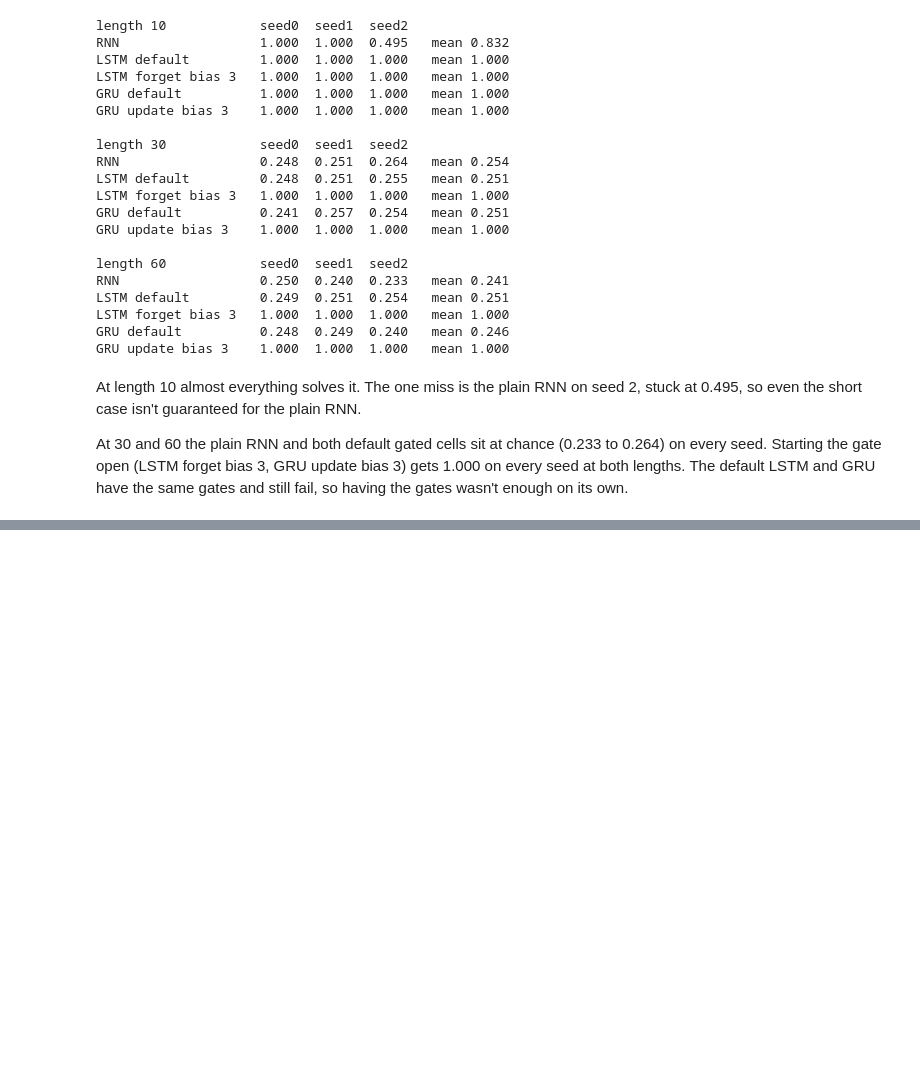
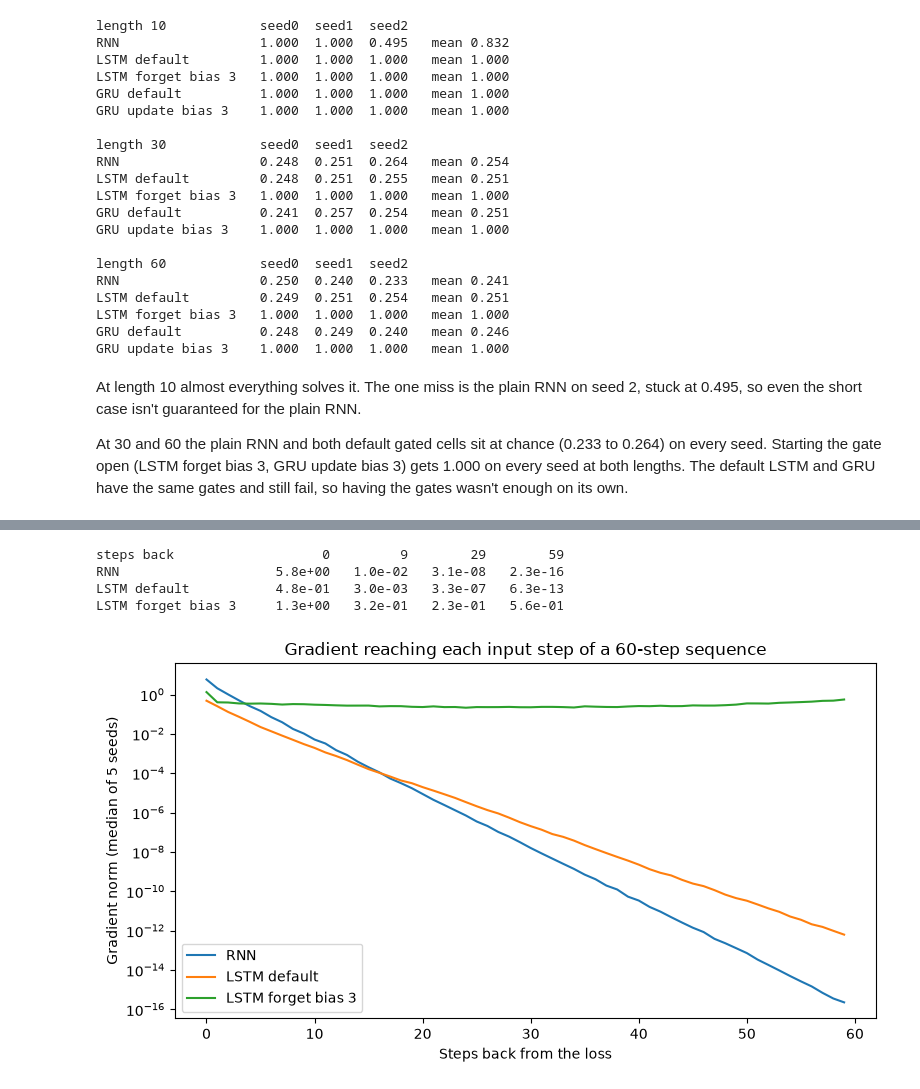
Before and after one commit to RjSalmonEng/AIGC-DeepLearning, a Jupyter notebook: Lab-4/Lab4.ipynb, the cells around one changed output, grey strips where cells are left out. Cells and saved outputs as stored; diff of their text form; code cells hidden in the pictures; blank space fills up the shorter version.

Commit message:
Lab-4: Measured how fast the gradient vanishes over 60 steps for the RNN and both LSTMs
Co-Authored-By: Claude Opus 5.5 <noreply@anthropic.com>

```diff
--- a/Lab-4/Lab4.ipynb
+++ b/Lab-4/Lab4.ipynb
@@ -107,0 +112,44 @@ At 30 and 60 the plain RNN and both default gated cells sit at chance (0.233 to
+# %%
+def grad_through_time(kind, forget_bias=None, seq_len=60, seeds=range(5)):
+    norms = []
+    for seed in seeds:
+        torch.manual_seed(seed)
+        rnn = {"rnn": nn.RNN, "lstm": nn.LSTM}[kind](8, 32, batch_first=True)
+        if forget_bias is not None:
+            with torch.no_grad():
+                rnn.bias_ih_l0[32:64].fill_(forget_bias / 2)
+                rnn.bias_hh_l0[32:64].fill_(forget_bias / 2)
+        x = torch.randn(16, seq_len, 8, requires_grad=True)
+        out, _ = rnn(x)
+        out[:, -1].pow(2).sum().backward()
+        norms.append(x.grad.norm(dim=(0, 2)))
+    # flip so index 0 is the last step (0 steps back from the loss)
+    return torch.stack(norms).median(dim=0).values.flip(0)
+
+
+grads = {
+    "RNN": grad_through_time("rnn"),
+    "LSTM default": grad_through_time("lstm"),
+    "LSTM forget bias 3": grad_through_time("lstm", forget_bias=3.0),
+}
+
+print(f"{'steps back':<20}" + "".join(f"{k:>10}" for k in [0, 9, 29, 59]))
+for name, g in grads.items():
+    print(f"{name:<20}" + "".join(f"{g[k].item():>10.1e}" for k in [0, 9, 29, 59]))
+
+plt.figure(figsize=(8, 4.5))
+for name, g in grads.items():
+    plt.semilogy(g, label=name)
+plt.xlabel("Steps back from the loss")
+plt.ylabel("Gradient norm (median of 5 seeds)")
+plt.title("Gradient reaching each input step of a 60-step sequence")
+plt.legend()
+plt.tight_layout()
+plt.savefig("figures/gradient_through_time.png", dpi=150)
+plt.show()
+# %% [output]
+steps back                   0         9        29        59
+RNN                    5.8e+00   1.0e-02   3.1e-08   2.3e-16
+LSTM default           4.8e-01   3.0e-03   3.3e-07   6.3e-13
+LSTM forget bias 3     1.3e+00   3.2e-01   2.3e-01   5.6e-01
+[figure, added]
```
Also changed, not shown: parts of 2 cells of this notebook, 1 other file.
